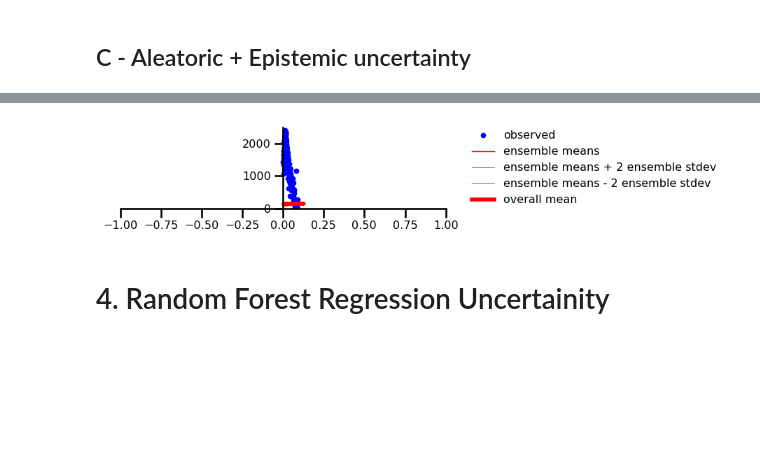
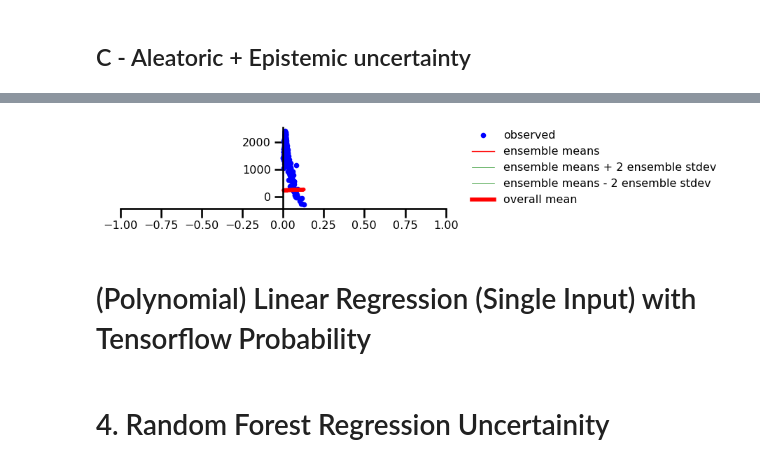
Before and after one commit to Simha-Kalimipalli/sentinel_sat_downloader, a Jupyter notebook: Estimate_prediction_process/uncertanity_example/Uncertainty_Tensorflow_and_Tensorflow_probability.ipynb, the cells around one changed output, grey strips where cells are left out. Saved outputs shown, nothing was run; the diff lists cells and outputs as text; code cells hidden in the pictures; blank space fills up the shorter version.

```diff
--- a/Estimate_prediction_process/uncertanity_example/Uncertainty_Tensorflow_and_Tensorflow_probability.ipynb
+++ b/Estimate_prediction_process/uncertanity_example/Uncertainty_Tensorflow_and_Tensorflow_probability.ipynb
@@ -486,6 +486,7 @@ y = df.values[:, -1]
 x = np.asarray(x).astype(np.float32)
 y= np.asarray(y).astype(np.float32)
 x_range = [-1, 1]
+y_range = [-1,2000]
 x_train, x_tst, y_train, y_tst = train_test_split(x, y, test_size=0.33)
 # print(x_tst)
 # %%
@@ -658,35 +663,38 @@ plt.show()
 #@title Figure 4: Both Aleatoric & Epistemic Uncertainty
 plt.figure(figsize=[6, 1.5])  # inches
 plt.plot(x, y, 'b.', label='observed');
 
 yhats = [model(x_tst) for _ in range(100)]
 avgm = np.zeros_like(x_tst[..., 0])
 for i, yhat in enumerate(yhats):
   m = np.squeeze(yhat.mean())
   s = np.squeeze(yhat.stddev())
   if i < 15:
     plt.plot(x_tst, m, 'r', label='ensemble means' if i == 0 else None, linewidth=1.)
     plt.plot(x_tst, m + 2 * s, 'g', linewidth=0.5, label='ensemble means + 2 ensemble stdev' if i == 0 else None);
     plt.plot(x_tst, m - 2 * s, 'g', linewidth=0.5, label='ensemble means - 2 ensemble stdev' if i == 0 else None);
   avgm += m
 plt.plot(x_tst, avgm/len(yhats), 'r', label='overall mean', linewidth=4)
 
-plt.ylim(-1.,2500);
+# plt.ylim(-1.,2500);
 # plt.yticks(np.linspace(0, 15, 4)[1:]);
+plt.yticks(np.linspace(*y_range, num=5));
 plt.xticks(np.linspace(*x_range, num=9));
 
 ax=plt.gca();
 ax.xaxis.set_ticks_position('bottom')
 ax.yaxis.set_ticks_position('left')
 ax.spines['left'].set_position(('data', 0))
 ax.spines['top'].set_visible(False)
 ax.spines['right'].set_visible(False)
 #ax.spines['left'].set_smart_bounds(True)
 #ax.spines['bottom'].set_smart_bounds(True)
 plt.legend(loc='center left', fancybox=True, framealpha=0., bbox_to_anchor=(1.05, 0.5))
 plt.savefig('images/a_e_uncertainty.png', bbox_inches='tight', dpi=300)
 # %% [output]
-[figure, old version]
+[figure, new version]
+# %% [markdown]
+# (Polynomial) Linear Regression (Single Input) with Tensorflow Probability
 # %% [markdown]
 # 4. Random Forest Regression Uncertainity
 # %% [markdown]
```
Also changed, not shown: parts of 10 cells of this notebook, 5 other files.
